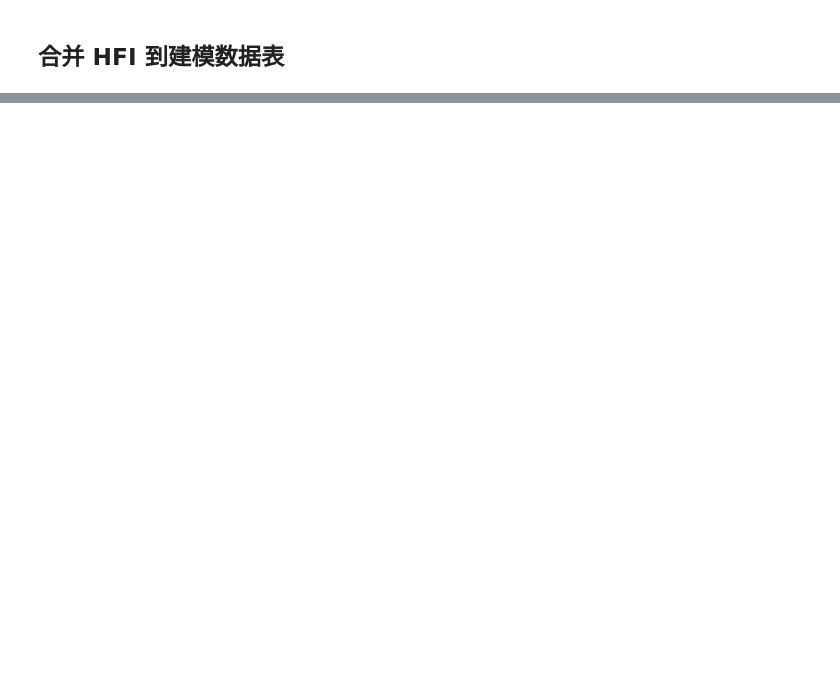
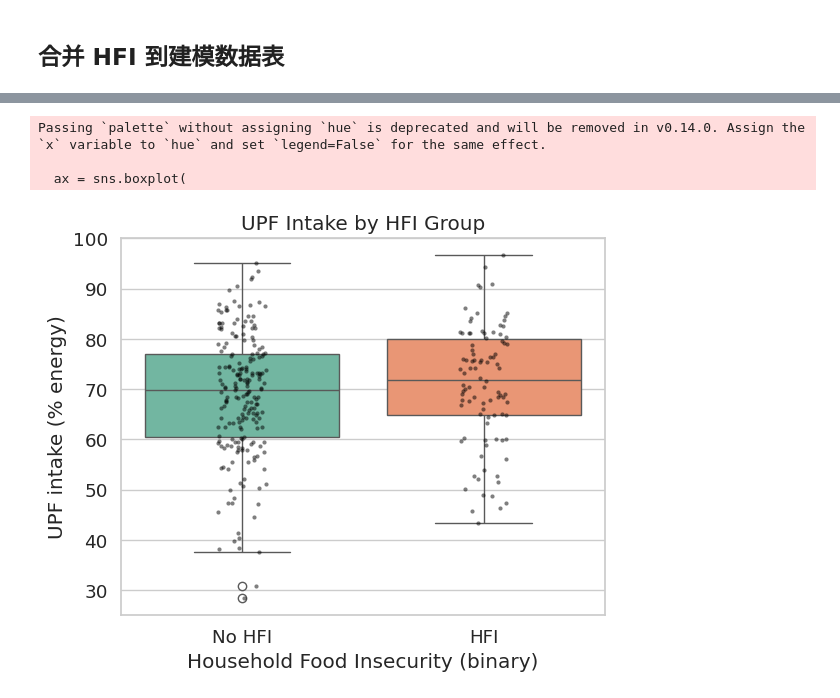
Before and after one commit to NINGTANG1124/UPF-HFI, a Jupyter notebook: notebooks/modeling.ipynb, the cells around one changed output, grey strips where cells are left out. Drawn from its saved outputs; the diff is of its cells as text; code cells hidden in the pictures; blank space fills up the shorter version.

```diff
--- a/notebooks/modeling.ipynb
+++ b/notebooks/modeling.ipynb
@@ -809,0 +85,8 @@ top_table
+# %%
+# 1. 合并 survey 和 upf
+df_model = pd.merge(survey_df, df_upf, on="UserID_clean", how="inner")
+
+# 2. 删掉 HFI_binary 缺失的
+df_model = df_model.dropna(subset=["HFI_binary"])
+
+print("合并后样本量：", len(df_model))
@@ -809,0 +106,11 @@ top_table
+# %%
+# 1) 统一主分析变量清单（一次性 dropna）
+all_vars = [
+    "weighted_upf_percent","HFI_binary","income",
+    "gender_participant","ethn_participant","age_participant",
+    "child_numbers", "employ"
+]
+df_all = df_model[all_vars].apply(pd.to_numeric, errors="ignore").dropna().copy()
+print("主分析样本量:", len(df_all))
+
+# 这次是对所有 all_vars 里的变量做 完全案例（complete case）筛选，也就是任何一个变量缺失都会被剔除。因为 income、age_participant 等变量里可能有缺失，所以样本量从 308 → 305。
@@ -809,0 +244,36 @@ top_table
+# %%
+import matplotlib.pyplot as plt
+import seaborn as sns
+
+# 设置画图风格
+sns.set(style="whitegrid", font_scale=1.2)
+
+plt.figure(figsize=(6, 5))
+ax = sns.boxplot(
+    data=df_all,
+    x="HFI_binary",
+    y="weighted_upf_percent",
+    palette=["#66c2a5", "#fc8d62"]
+)
+ax = sns.stripplot(
+    data=df_all,
+    x="HFI_binary",
+    y="weighted_upf_percent",
+    color="black",
+    size=3,
+    alpha=0.5
+)
+
+# 坐标轴 & 标题
+ax.set_xticklabels(["No HFI", "HFI"])
+ax.set_xlabel("Household Food Insecurity (binary)")
+ax.set_ylabel("UPF intake (% energy)")
+ax.set_title("UPF Intake by HFI Group")
+
+plt.tight_layout()
+plt.show()
+# %% [output]
+Passing `palette` without assigning `hue` is deprecated and will be removed in v0.14.0. Assign the `x` variable to `hue` and set `legend=False` for the same effect.
+
+  ax = sns.boxplot(
+[figure, added]
```
Also changed, not shown: parts of 66 cells of this notebook.
